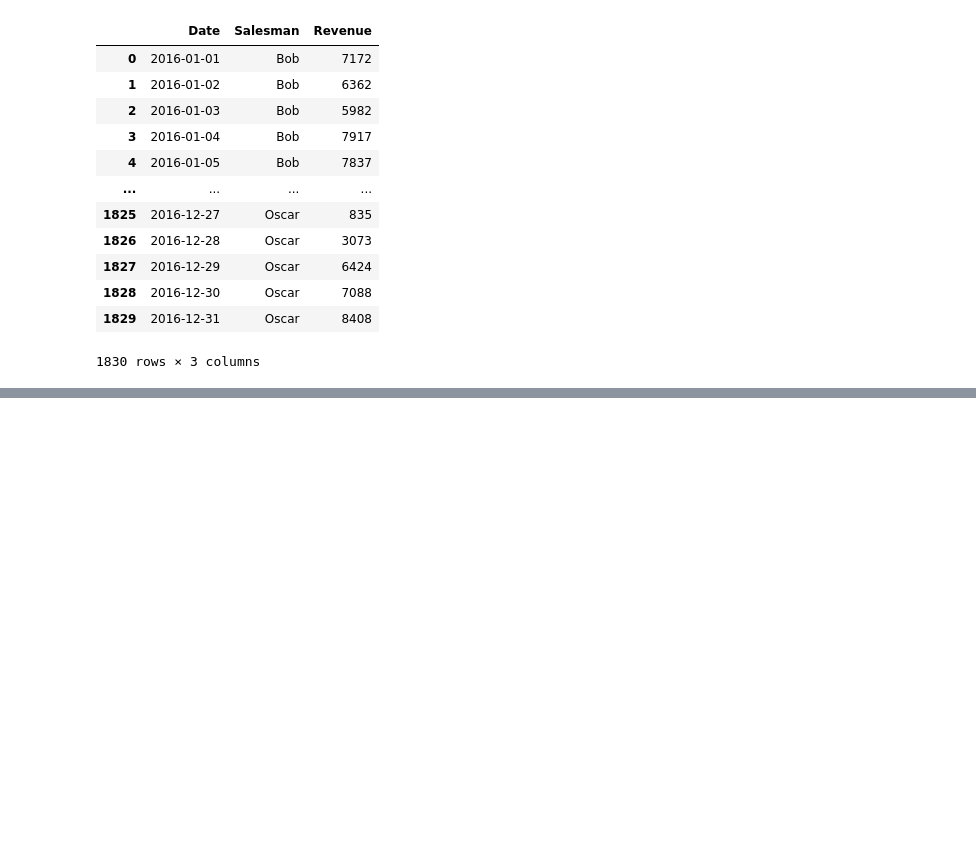
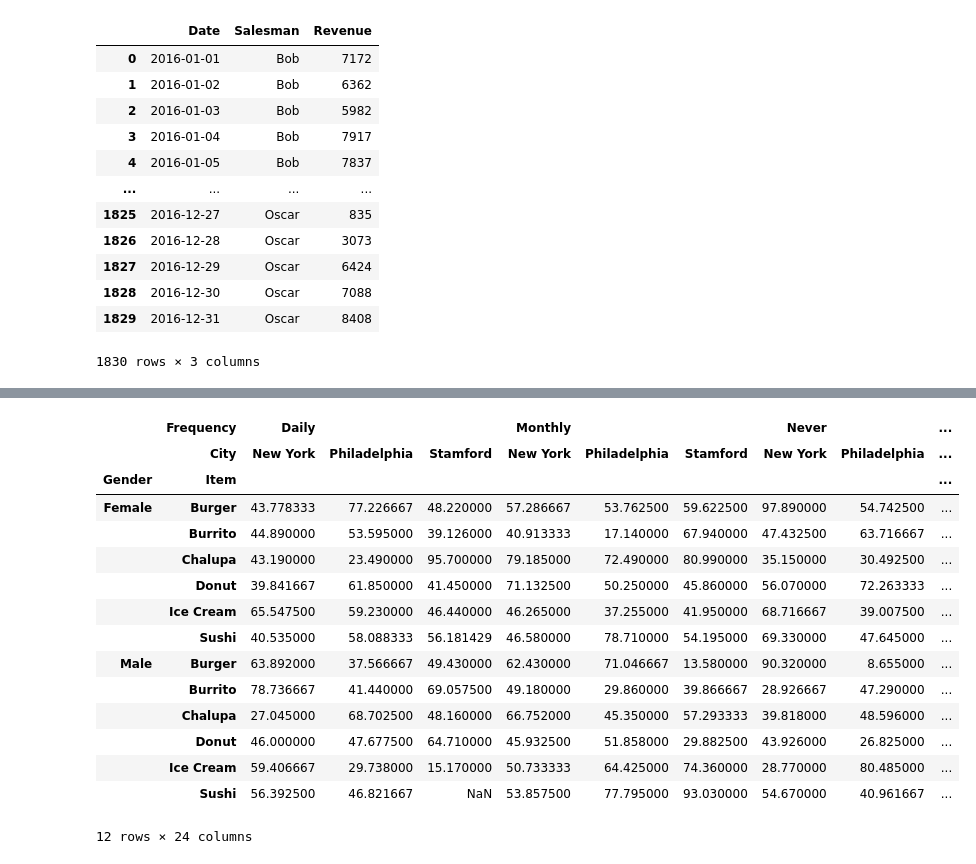
Before and after one commit to vijaybajrot/pandas-training, a Jupyter notebook: 6 MultiIndex.ipynb, the cells around one changed output, grey strips where cells are left out. Drawn from its saved outputs; the diff is of its cells as text; code cells hidden in the pictures; blank space fills up the shorter version.

Commit message:
MultiIndex, GroupBy, Joins, DateTimes

```diff
--- a/6 MultiIndex.ipynb
+++ b/6 MultiIndex.ipynb
@@ -604,0 +624,3 @@ sales
+# %%
+foods = pd.read_csv("files/foods.csv")
+foods
@@ -604,0 +694,19 @@ sales
+# %%
+foods.pivot_table(values='Spend', index=['Gender','Item'], columns=['Frequency','City'], aggfunc='mean')
+# %% [output]
+|  | Frequency | Daily |  |  | Monthly |  |  | Never |  | ... |
+|  | City | New York | Philadelphia | Stamford | New York | Philadelphia | Stamford | New York | Philadelphia | ... |
+| Gender | Item |  |  |  |  |  |  |  |  | ... |
+| Female | Burger | 43.778333 | 77.226667 | 48.220000 | 57.286667 | 53.762500 | 59.622500 | 97.890000 | 54.742500 | ... |
+|  | Burrito | 44.890000 | 53.595000 | 39.126000 | 40.913333 | 17.140000 | 67.940000 | 47.432500 | 63.716667 | ... |
+|  | Chalupa | 43.190000 | 23.490000 | 95.700000 | 79.185000 | 72.490000 | 80.990000 | 35.150000 | 30.492500 | ... |
+|  | Donut | 39.841667 | 61.850000 | 41.450000 | 71.132500 | 50.250000 | 45.860000 | 56.070000 | 72.263333 | ... |
+|  | Ice Cream | 65.547500 | 59.230000 | 46.440000 | 46.265000 | 37.255000 | 41.950000 | 68.716667 | 39.007500 | ... |
+|  | Sushi | 40.535000 | 58.088333 | 56.181429 | 46.580000 | 78.710000 | 54.195000 | 69.330000 | 47.645000 | ... |
+| Male | Burger | 63.892000 | 37.566667 | 49.430000 | 62.430000 | 71.046667 | 13.580000 | 90.320000 | 8.655000 | ... |
+|  | Burrito | 78.736667 | 41.440000 | 69.057500 | 49.180000 | 29.860000 | 39.866667 | 28.926667 | 47.290000 | ... |
+|  | Chalupa | 27.045000 | 68.702500 | 48.160000 | 66.752000 | 45.350000 | 57.293333 | 39.818000 | 48.596000 | ... |
+|  | Donut | 46.000000 | 47.677500 | 64.710000 | 45.932500 | 51.858000 | 29.882500 | 43.926000 | 26.825000 | ... |
+|  | Ice Cream | 59.406667 | 29.738000 | 15.170000 | 50.733333 | 64.425000 | 74.360000 | 28.770000 | 80.485000 | ... |
+|  | Sushi | 56.392500 | 46.821667 | NaN | 53.857500 | 77.795000 | 93.030000 | 54.670000 | 40.961667 | ... |
+12 rows × 24 columns
```
Also changed, not shown: parts of 10 cells of this notebook, 3 other files.
